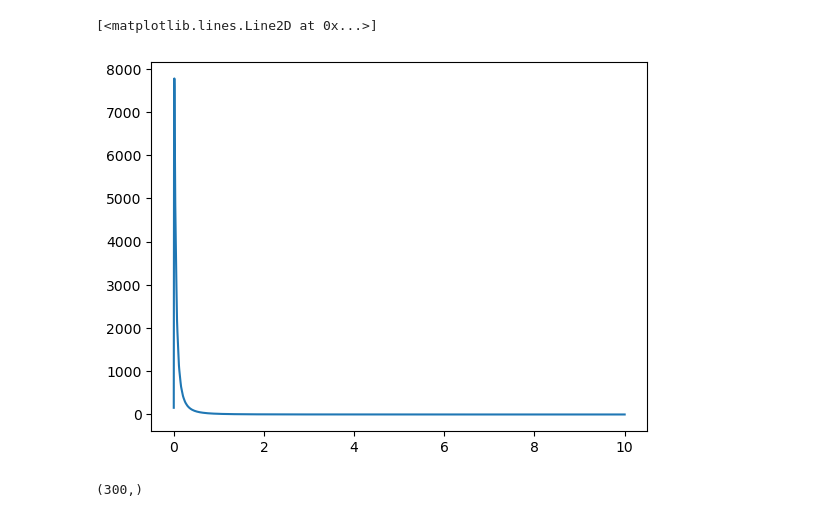
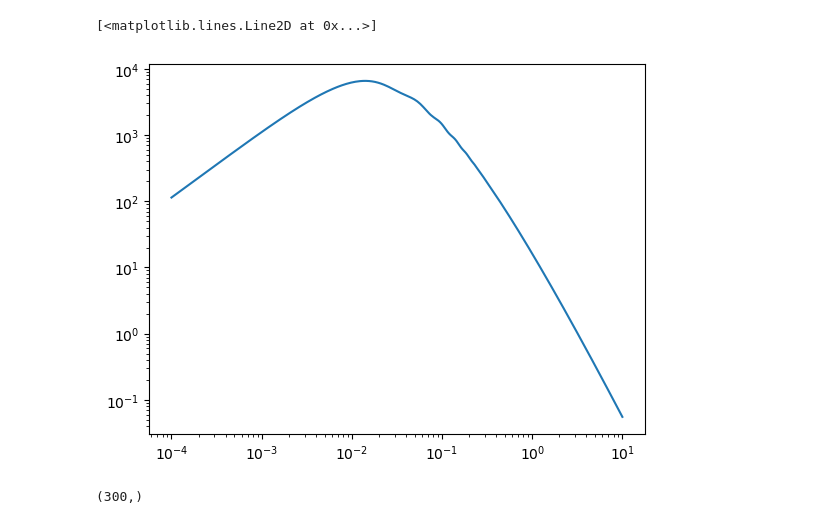
Before and after one commit to 3276908917/Master, a Jupyter notebook: CAMB_notebooks/emulator/h_massless_emulator.ipynb, the cells around one changed output. Saved outputs shown, nothing was run; the diff lists cells and outputs as text; code cells hidden in the pictures.

```diff
--- a/CAMB_notebooks/emulator/h_massless_emulator.ipynb
+++ b/CAMB_notebooks/emulator/h_massless_emulator.ipynb
@@ -14,19 +16,25 @@ pb.ion()
 
 file_base = ""
 # %%
-X_raw = np.load(file_base + "hc_massless_pred_actual.npy", allow_pickle=True)
-Y_raw = np.load(file_base + "samples_massless_pred.npy", allow_pickle=True)
-assert False, "You should give the emulator a new name instead of over-writing."
+# X_raw = np.load(file_base + "hc_massless_pred_actual.npy", allow_pickle=True)
+# Y_raw = np.load(file_base + "samples_massless_pred.npy", allow_pickle=True)
+
+X_raw = np.load(file_base + "hc_backup_i749_h1_unit_train.npy",
+                allow_pickle=True)
+Y_raw = np.load(file_base + "samples_backup_i749_h1_unit_train.npy",
+                allow_pickle=True)
+
+# assert False, "You should give the emulator a new name instead of over-writing."
 emu_vlabel = "h1"
 # %%
 scales = np.load("standard_k.npy", allow_pickle=True)
 # %%
 # This plot only serves to make sure that the first row actually describes a
 # function.
-pb.plot(scales, Y_raw[0])
+pb.loglog(scales, Y_raw[0])
 # %% [output]
 [<matplotlib.lines.Line2D at 0x...>]
-[figure, old version]
+[figure, new version]
 # %%
 def is_bad(row):
     if float('-inf') in row or float('inf') in row \
```
Also changed, not shown: parts of 12 cells of this notebook.
